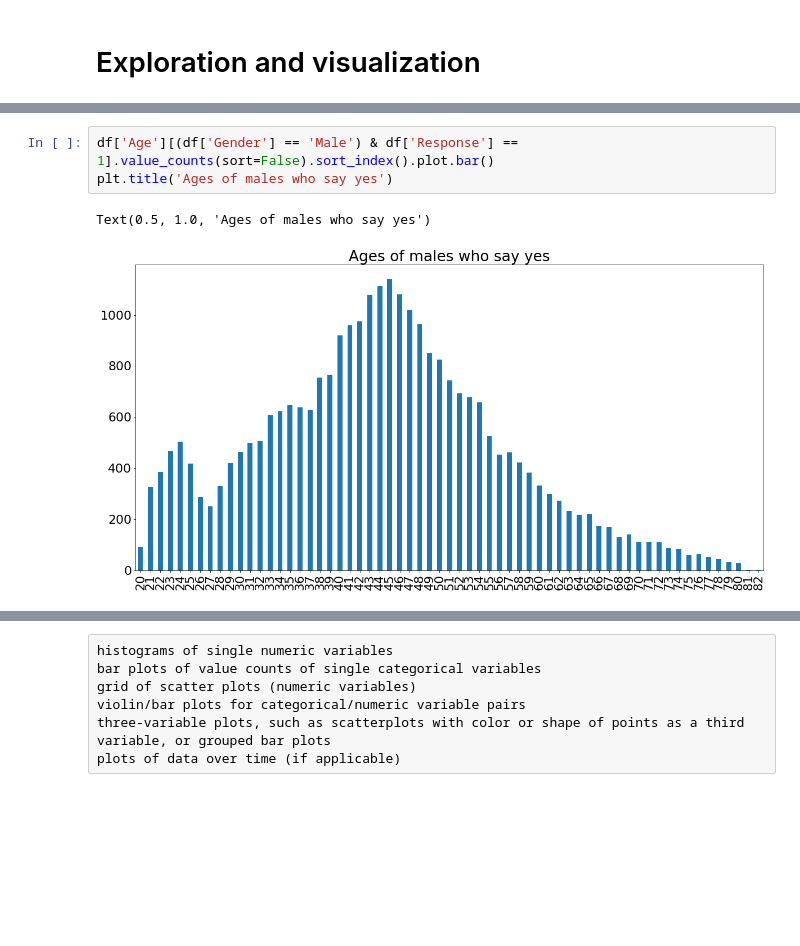
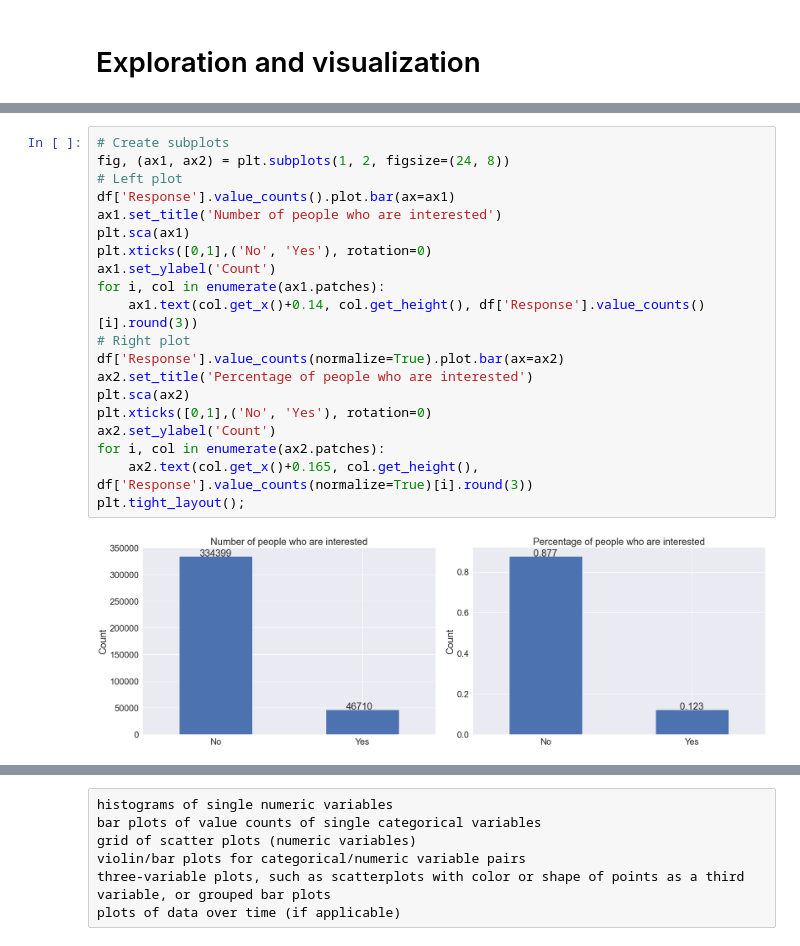
Before and after one commit to krndxs/CST383, a Jupyter notebook: car_insurance_predictions.ipynb, the cells around one changed output, grey strips where cells are left out. Cells and saved outputs as stored; diff of their text form; blank space fills up the shorter version.

```diff
--- a/car_insurance_predictions.ipynb
+++ b/car_insurance_predictions.ipynb
@@ -172,6 +164,22 @@ Text(0.5, 1.0, 'Ages of females who say yes')
-# %%
-df['Age'][(df['Gender'] == 'Male') & df['Response'] == 1].value_counts(sort=False).sort_index().plot.bar()
-plt.title('Ages of males who say yes')
-# %% [output]
-Text(0.5, 1.0, 'Ages of males who say yes')
-[figure, removed]
+# %%
+# Create subplots
+fig, (ax1, ax2) = plt.subplots(1, 2, figsize=(24, 8))
+# Left plot
+df['Response'].value_counts().plot.bar(ax=ax1)
+ax1.set_title('Number of people who are interested')
+plt.sca(ax1)
+plt.xticks([0,1],('No', 'Yes'), rotation=0)
+ax1.set_ylabel('Count')
+for i, col in enumerate(ax1.patches):
+    ax1.text(col.get_x()+0.14, col.get_height(), df['Response'].value_counts()[i].round(3))
+# Right plot
+df['Response'].value_counts(normalize=True).plot.bar(ax=ax2)
+ax2.set_title('Percentage of people who are interested')
+plt.sca(ax2)
+plt.xticks([0,1],('No', 'Yes'), rotation=0)
+ax2.set_ylabel('Count')
+for i, col in enumerate(ax2.patches):
+    ax2.text(col.get_x()+0.165, col.get_height(), df['Response'].value_counts(normalize=True)[i].round(3))
+plt.tight_layout();
+# %% [output]
+[figure, added]
```
Also changed, not shown: parts of 96 cells of this notebook.
